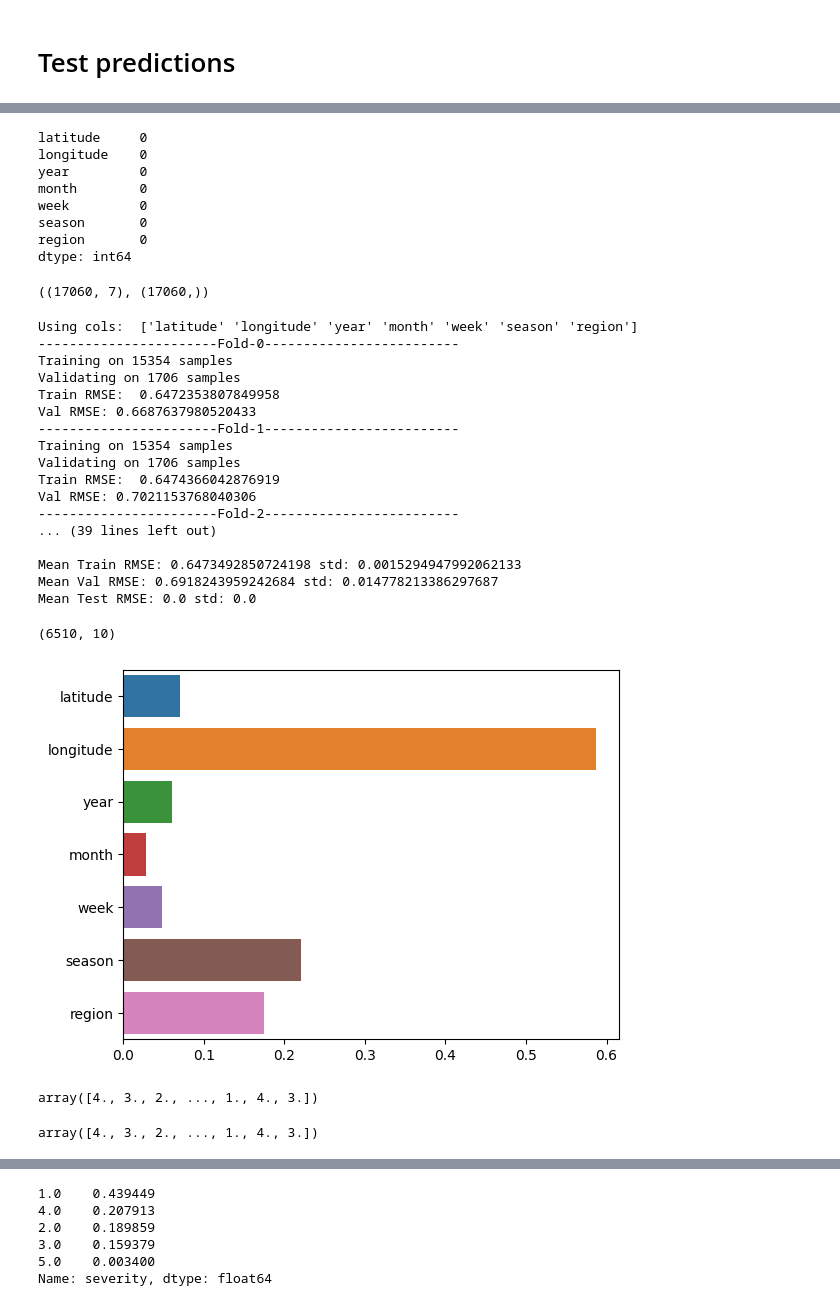
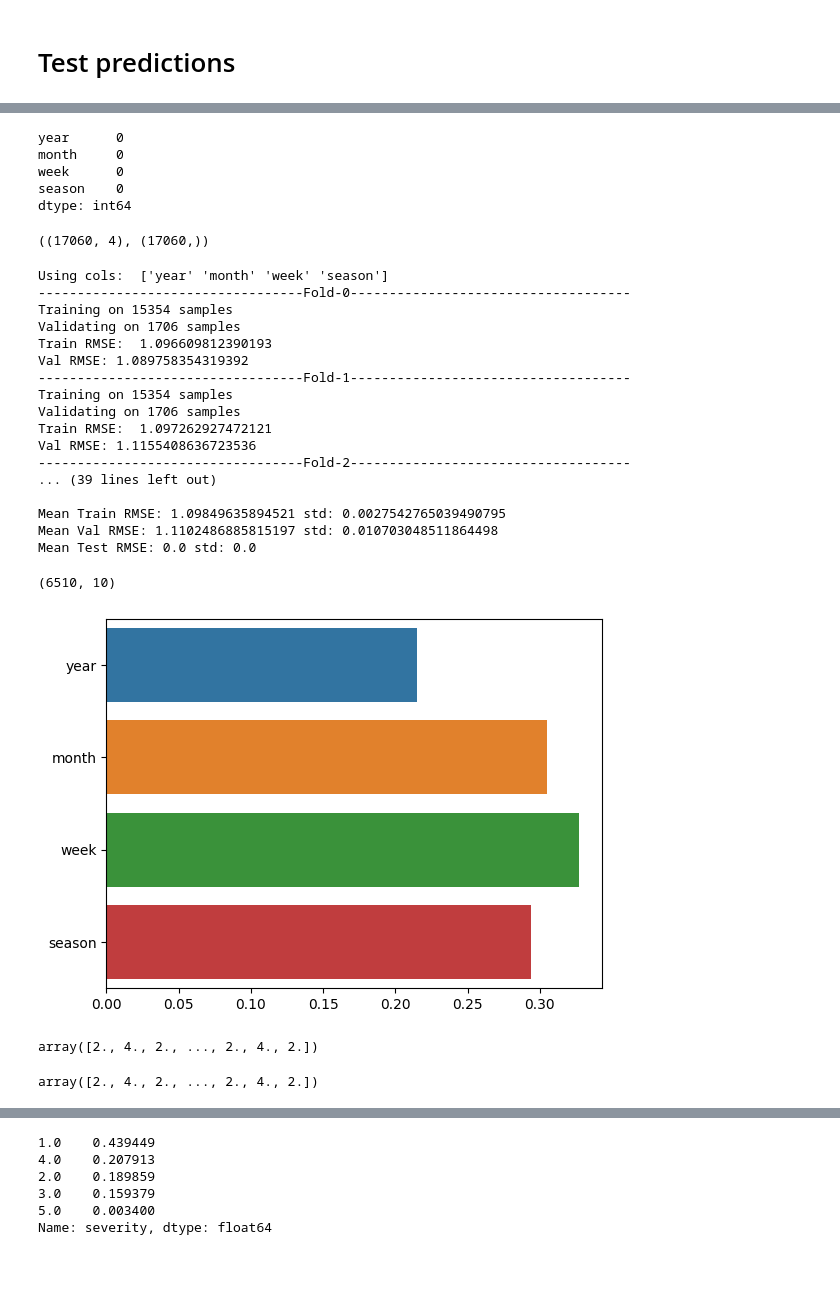
Before and after one commit to k-loki/Algal-bloom-Identification, a Jupyter notebook: notebooks/mt_data_again.ipynb, the cells around one changed output, grey strips where cells are left out. Cells and saved outputs as stored; diff of their text form; code cells hidden in the pictures; blank space fills up the shorter version.

```diff
--- a/notebooks/mt_data_again.ipynb
+++ b/notebooks/mt_data_again.ipynb
@@ -485,3 +624,8 @@ weighted avg       0.69      0.65      0.66     14501
 #  Believe in Stratified KFold??
 # %% [markdown]
 # Test predictions
+# %%
+X_train = X_train.drop(['latitude', 'longitude', 'region'], axis=1)
+X_val = X_val.drop(['latitude', 'longitude', 'region'], axis=1)
+
+X_train.columns.to_list() == X_val.columns.to_list()
@@ -507,13 +653,10 @@ assert X_test.columns.tolist() == X_train.columns.tolist()
 # %%
 X_val.isin(X_train).sum()
 # %% [output]
-latitude     0
-longitude    0
-year         0
-month        0
-week         0
-season       0
-region       0
+year      0
+month     0
+week      0
+season    0
 dtype: int64
 # %%
 all_X_train = pd.concat([X_train, X_val], axis=0)
@@ -524,46 +667,46 @@ assert all_X_train.columns.tolist() == X_test.columns.tolist()
 
 all_X_train.shape, all_y_train.shape
 # %% [output]
-((17060, 7), (17060,))
+((17060, 4), (17060,))
 # %%
 X_test.week = X_test.week.astype('int')
-X_test.region = X_test.region.map(reg_sev_map)
+# X_test.region = X_test.region.map(reg_sev_map)
 # %%
 xgb = XGBRegressor(n_estimators=1000, max_depth=3, learning_rate=0.1, n_jobs=-1, random_state=12_000, tree_method='gpu_hist', gpu_id=0)
-test_preds, train_preds = cv_it(xgb, all_X_train, all_y_train, X_test=X_test, splits=10, cv_predict=True)
-test_preds.shape
+test_preds_cv, train_preds_cv = cv_it(xgb, all_X_train, all_y_train, X_test=X_test, splits=10, cv_predict=True)
+test_preds_cv.shape
 # %% [output]
-Using cols:  ['latitude' 'longitude' 'year' 'month' 'week' 'season' 'region']
------------------------Fold-0-------------------------
+Using cols:  ['year' 'month' 'week' 'season']
+----------------------------------Fold-0------------------------------------
 Training on 15354 samples
 Validating on 1706 samples
-Train RMSE:  0.6472353807849958
-Val RMSE: 0.6687637980520433
------------------------Fold-1-------------------------
+Train RMSE:  1.096609812390193
+Val RMSE: 1.089758354319392
+----------------------------------Fold-1------------------------------------
 Training on 15354 samples
 Validating on 1706 samples
-Train RMSE:  0.6474366042876919
-Val RMSE: 0.7021153768040306
------------------------Fold-2-------------------------
+Train RMSE:  1.097262927472121
+Val RMSE: 1.1155408636723536
+----------------------------------Fold-2------------------------------------
 ... (39 lines left out)
 
-Mean Train RMSE: 0.6473492850724198 std: 0.0015294947992062133
-Mean Val RMSE: 0.6918243959242684 std: 0.014778213386297687
+Mean Train RMSE: 1.09849635894521 std: 0.0027542765039490795
+Mean Val RMSE: 1.1102486885815197 std: 0.010703048511864498
 Mean Test RMSE: 0.0 std: 0.0
 (6510, 10)
-[figure, old version]
+[figure, new version]
 # %%
 
 # trained only on X_train, y_train
 # prev_preds_rmr = preds_rmr
 # prev_preds_rm = preds_rm
 # %%
-preds_rmr = np.round(np.mean(np.round(test_preds), axis=1))
+preds_rmr = np.round(np.mean(np.round(test_preds_cv), axis=1))
 preds_rmr  # mean of rounded predictions
 # %% [output]
-array([4., 3., 2., ..., 1., 4., 3.])
+array([2., 4., 2., ..., 2., 4., 2.])
 # %%
-preds_rm = np.round(np.mean(test_preds, axis=1))
+preds_rm = np.round(np.mean(test_preds_cv, axis=1))
 preds_rm # rounded mean s
 # %% [output]
-array([4., 3., 2., ..., 1., 4., 3.])
+array([2., 4., 2., ..., 2., 4., 2.])
```
Also changed, not shown: parts of 30 cells of this notebook.
